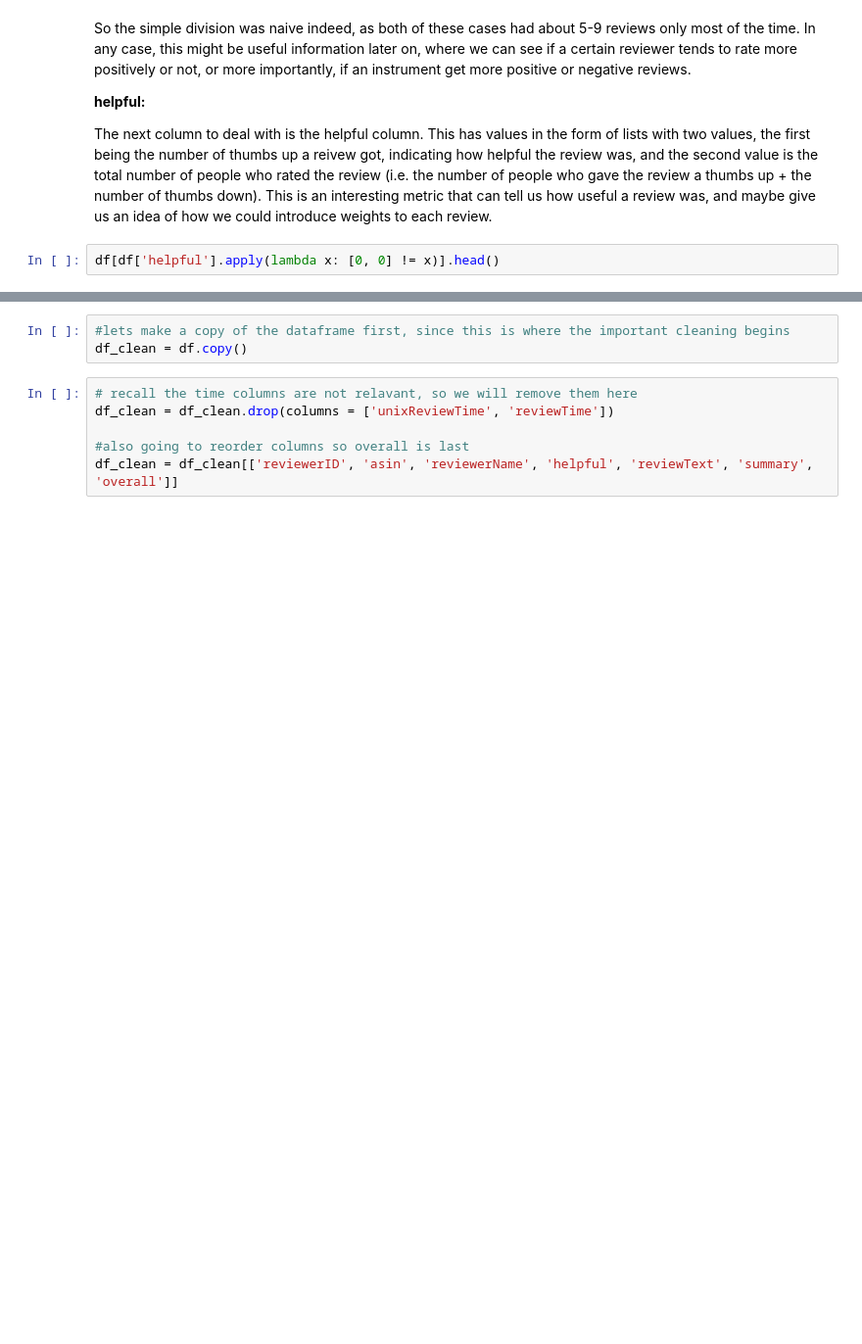
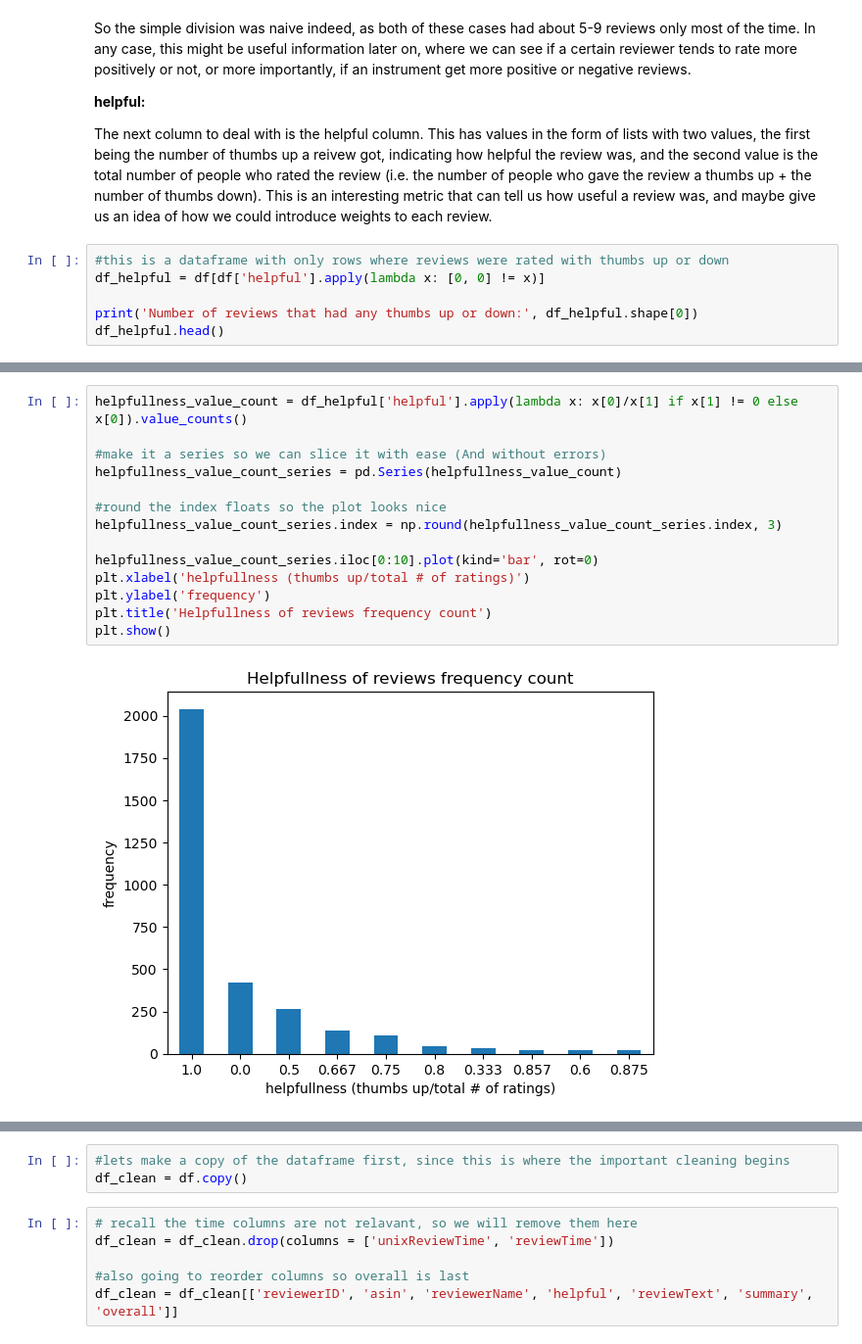
Before and after one commit to RavinderRai/amazon_instrument_sentiment_analysis, a Jupyter notebook: notebooks/Data_Wrangling_and_EDA.ipynb, the cells around one changed output, grey strips where cells are left out. Shown: that part at 98% size. Saved outputs shown, nothing was run; the diff lists cells and outputs as text; blank space fills up the shorter version.

```diff
--- a/notebooks/Data_Wrangling_and_EDA.ipynb
+++ b/notebooks/Data_Wrangling_and_EDA.ipynb
@@ -117,5 +147,9 @@ So the simple division was naive indeed, as both of these cases had about 5-9 re
 
 The next column to deal with is the helpful column. This has values in the form of lists with two values, the first being the number of thumbs up a reivew got, indicating how helpful the review was, and the second value is the total number of people who rated the review (i.e. the number of people who gave the review a thumbs up + the number of thumbs down). This is an interesting metric that can tell us how useful a review was, and maybe give us an idea of how we could introduce weights to each review.
 # %%
-df[df['helpful'].apply(lambda x: [0, 0] != x)].head()
+#this is a dataframe with only rows where reviews were rated with thumbs up or down
+df_helpful = df[df['helpful'].apply(lambda x: [0, 0] != x)]
+
+print('Number of reviews that had any thumbs up or down:', df_helpful.shape[0])
+df_helpful.head()
 # %% [output]
@@ -127,0 +167,16 @@ df[df['helpful'].apply(lambda x: [0, 0] != x)].head()
+# %%
+helpfullness_value_count = df_helpful['helpful'].apply(lambda x: x[0]/x[1] if x[1] != 0 else x[0]).value_counts()
+
+#make it a series so we can slice it with ease (And without errors)
+helpfullness_value_count_series = pd.Series(helpfullness_value_count)
+
+#round the index floats so the plot looks nice
+helpfullness_value_count_series.index = np.round(helpfullness_value_count_series.index, 3)
+
+helpfullness_value_count_series.iloc[0:10].plot(kind='bar', rot=0)
+plt.xlabel('helpfullness (thumbs up/total # of ratings)')
+plt.ylabel('frequency')
+plt.title('Helpfullness of reviews frequency count')
+plt.show()
+# %% [output]
+[figure, added]
```
Also changed, not shown: parts of 39 cells of this notebook, 1 other file.
